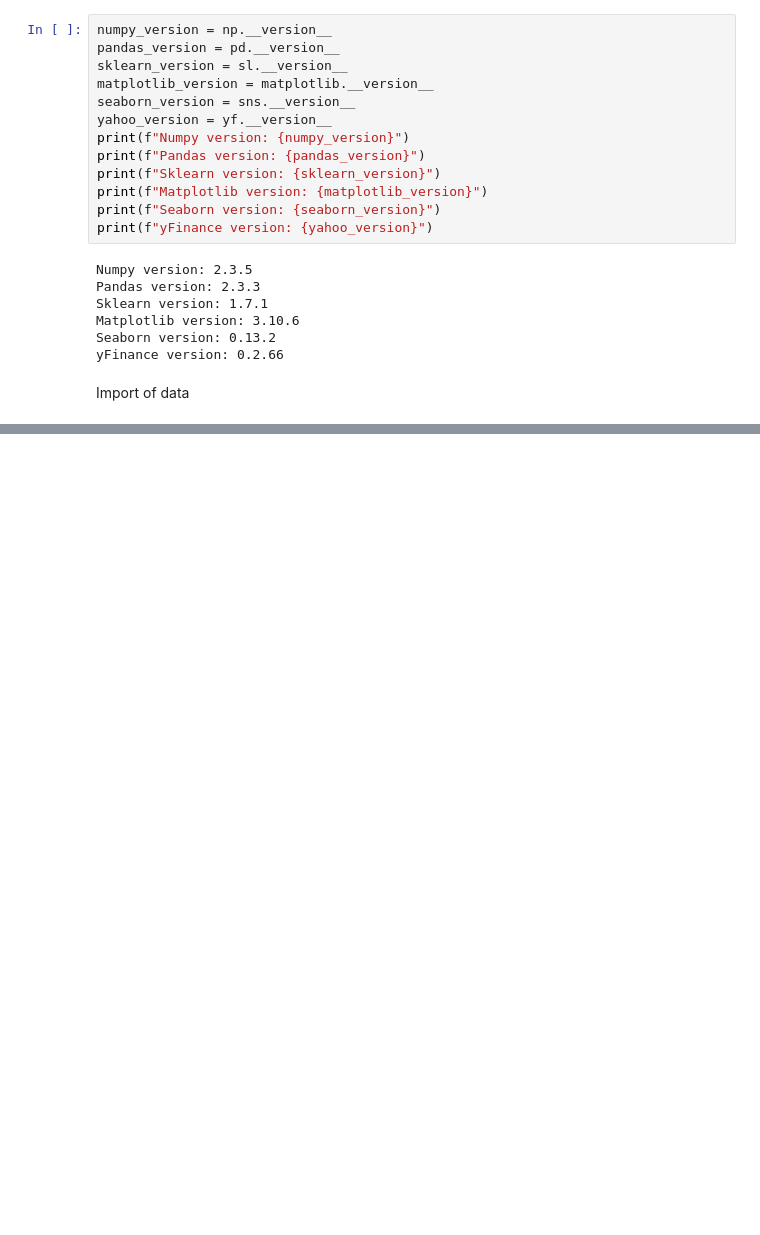
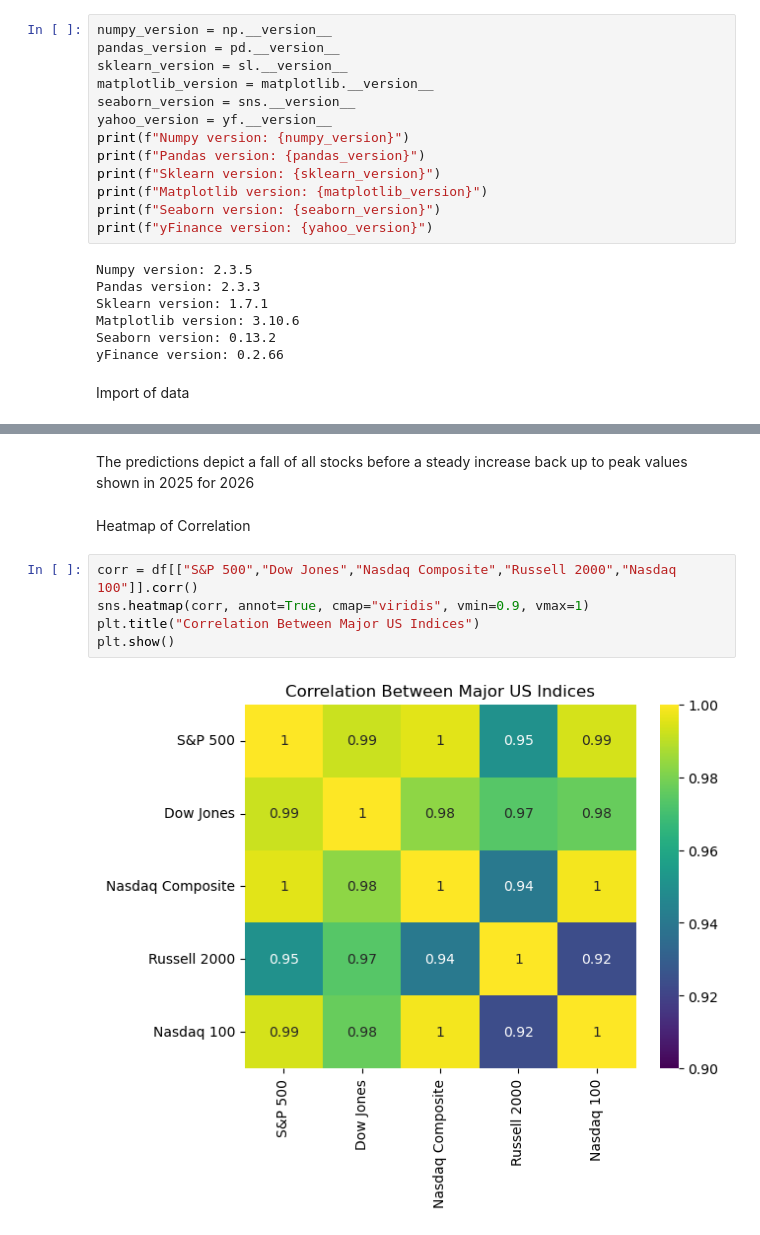
Before and after one commit to ewlemon/Stock-Project, a Jupyter notebook: Jupyter Project 1.ipynb, the cells around one changed output, grey strips where cells are left out. Saved outputs shown, nothing was run; the diff lists cells and outputs as text; blank space fills up the shorter version.

```diff
--- a/Jupyter Project 1.ipynb
+++ b/Jupyter Project 1.ipynb
@@ -109,0 +309,11 @@ Nasdaq 100 Score: 0.6986548035800297
+# %% [markdown]
+The predictions depict a fall of all stocks before a steady increase back up to peak values shown in 2025 for 2026
+# %% [markdown]
+Heatmap of Correlation
+# %%
+corr = df[["S&P 500","Dow Jones","Nasdaq Composite","Russell 2000","Nasdaq 100"]].corr()
+sns.heatmap(corr, annot=True, cmap="viridis", vmin=0.9, vmax=1)
+plt.title("Correlation Between Major US Indices")
+plt.show()
+# %% [output]
+[figure, added]
```
Also changed, not shown: parts of 12 cells of this notebook, 1 other file.
